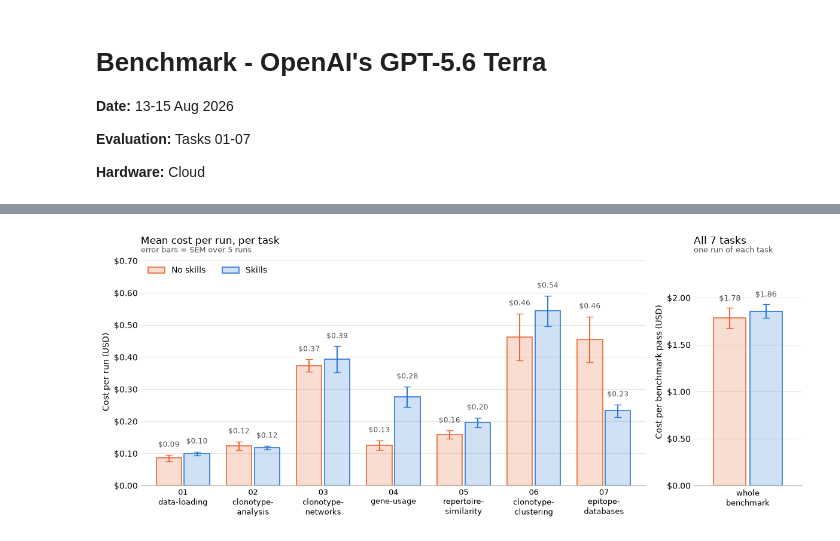
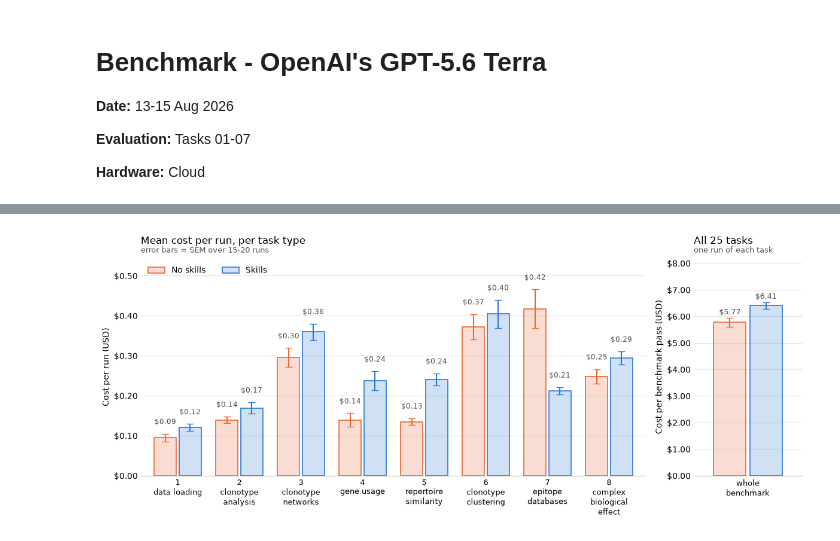
Before and after one commit to ALEGATOR1209/immunogenomics-agent, a Jupyter notebook: analysis/gpt-5.6-terra.ipynb, the cells around one changed output, grey strips where cells are left out. Drawn from its saved outputs; the diff is of its cells as text; code cells hidden in the pictures.

Commit message:
update benchmarks

```diff
--- a/analysis/gpt-5.6-terra.ipynb
+++ b/analysis/gpt-5.6-terra.ipynb
@@ -130,8 +139,9 @@ def style_cost_axis(ax):
   ax.tick_params(length=0)
   ax.yaxis.set_major_formatter(lambda v, _: f"\\${v:,.2f}")  # \$ is not mathtext
 
-def plot_cost(runs: pd.DataFrame, axs=None):
-  tasks = sorted(runs["task"].unique())
+def plot_cost(runs: pd.DataFrame, axs=None, aggregation: str = "task"):
+  runs, groups = ordered_groups(runs, aggregation)
+  n_tasks = runs["task"].nunique()
   if axs is None:
     _, axs = plt.subplots(1, 2, figsize=(12, 5), gridspec_kw={"width_ratios": [7, 1.5]})
   task_ax, benchmark_ax = axs
@@ -139,8 +149,8 @@ def plot_cost(runs: pd.DataFrame, axs=None):
 
   for skills, (color, _) in SERIES.items():
     arm = runs[runs["skills"] == skills]
-    stats = arm.groupby("task")["cost_usd"].agg(["mean", "sem"]).reindex(tasks)
-    xs = [i + (0.2 if skills else -0.2) for i in range(len(tasks))]
+    stats = arm.groupby(aggregation)["cost_usd"].agg(["mean", "sem"]).reindex(groups)
+    xs = [i + (0.2 if skills else -0.2) for i in range(len(groups))]
     task_ax.bar(
       xs, stats["mean"], yerr=stats["sem"], width=0.36, color=color + "38",
       edgecolor=color, linewidth=1.2, ecolor=color, capsize=4, zorder=2,
@@ -151,10 +161,12 @@ def plot_cost(runs: pd.DataFrame, axs=None):
         ha="center", va="bottom", fontsize=8.5, color="#52514e",
       )
 
-    # a benchmark pass is one run of each task, so sum the per-task means;
-    # tasks are independent runs, so their standard errors add in quadrature
-    pass_cost = stats["mean"].sum()
-    pass_error = np.sqrt((stats["sem"] ** 2).sum())
+    # a benchmark pass is one run of each task, so sum the per-task means (per task even when
+    # the left panel groups by task type); tasks are independent runs, so their standard
+    # errors add in quadrature
+    task_stats = arm.groupby("task")["cost_usd"].agg(["mean", "sem"])
+    pass_cost = task_stats["mean"].sum()
+    pass_error = np.sqrt((task_stats["sem"] ** 2).sum())
     pass_costs.append(pass_cost)
     pass_errors.append(pass_error)
     x = 0.2 if skills else -0.2
@@ -167,43 +179,45 @@ def plot_cost(runs: pd.DataFrame, axs=None):
       ha="center", va="bottom", fontsize=9, color="#52514e",
     )
 
-  task_ax.set_xticks(range(len(tasks)))
-  task_ax.set_xticklabels(
-    [f'{t.split("-")[0]}\n' + textwrap.fill(t.split("-", 1)[1], 12) for t in tasks], fontsize=9
+  box_sizes = runs.groupby([aggregation, "skills"]).size()
+  runs_per_bar = (
+    f"{box_sizes.iloc[0]}" if box_sizes.nunique() == 1 else f"{box_sizes.min()}-{box_sizes.max()}"
   )
-  task_ax.set_xlim(-0.6, len(tasks) - 0.4)
-  task_ax.set_ylim(0, runs.groupby(["task", "skills"])["cost_usd"].mean().max() * 1.3)
+  task_ax.set_xticks(range(len(groups)))
+  task_ax.set_xticklabels(group_tick_labels(groups, aggregation), fontsize=9)
+  task_ax.set_xlim(-0.6, len(groups) - 0.4)
+  task_ax.set_ylim(0, runs.groupby([aggregation, "skills"])["cost_usd"].mean().max() * 1.3)
   task_ax.set_ylabel("Cost per run (USD)")
-  task_ax.set_title("Mean cost per run, per task", loc="left", pad=18)
+  task_ax.set_title(f"Mean cost per run, per {aggregation.replace('_', ' ')}", loc="left", pad=18)
   task_ax.text(
-    0, 1.02, f"error bars = SEM over {RUNS_PER_BATCH} runs", transform=task_ax.transAxes,
+    0, 1.02, f"error bars = SEM over {runs_per_bar} runs", transform=task_ax.transAxes,
     ha="left", va="bottom", fontsize=9, color="#52514e",
   )
   task_ax.legend(
     handles=[
       Patch(facecolor=color + "38", edgecolor=color, linewidth=1.2, label=label)
       for color, label in SERIES.values()
     ],
     frameon=False, loc="upper left", ncol=2,
   )
   style_cost_axis(task_ax)
 
   benchmark_ax.set_xticks([0])
   benchmark_ax.set_xticklabels(["whole\nbenchmark"], fontsize=9)
   benchmark_ax.set_xlim(-0.6, 0.6)
   benchmark_ax.set_ylim(0, max(c + e for c, e in zip(pass_costs, pass_errors)) * 1.25)
   benchmark_ax.set_ylabel("Cost per benchmark pass (USD)")
-  benchmark_ax.set_title(f"All {len(tasks)} tasks", loc="left", pad=18)
+  benchmark_ax.set_title(f"All {n_tasks} tasks", loc="left", pad=18)
   benchmark_ax.text(
     0, 1.02, "one run of each task", transform=benchmark_ax.transAxes,
     ha="left", va="bottom", fontsize=9, color="#52514e",
   )
   style_cost_axis(benchmark_ax)
   return axs
 
 fig, axs = plt.subplots(1, 2, figsize=(12, 5), gridspec_kw={"width_ratios": [7, 1.5]})
-plot_cost(priced, axs=axs)
+plot_cost(priced, axs=axs, aggregation="task_type")
 fig.tight_layout()
 plt.show()
 # %% [output]
-[figure, old version]
+[figure, new version]
```
Also changed, not shown: parts of 8 cells of this notebook, 14 other files.
